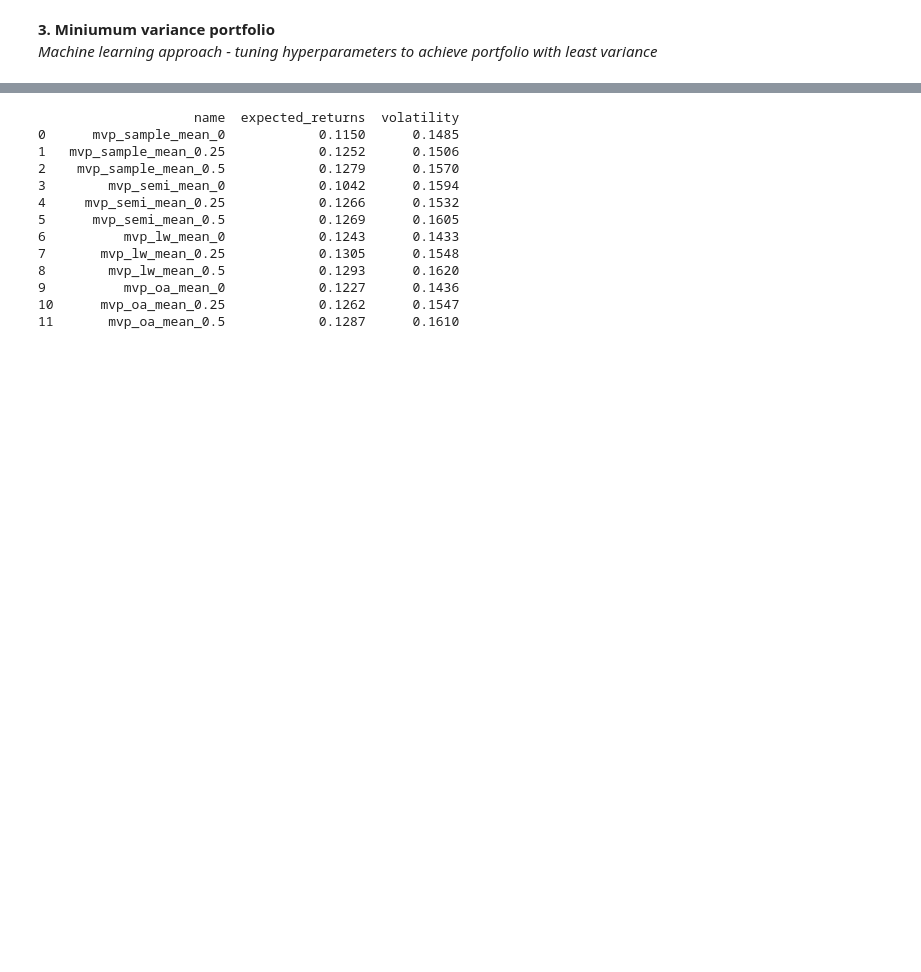
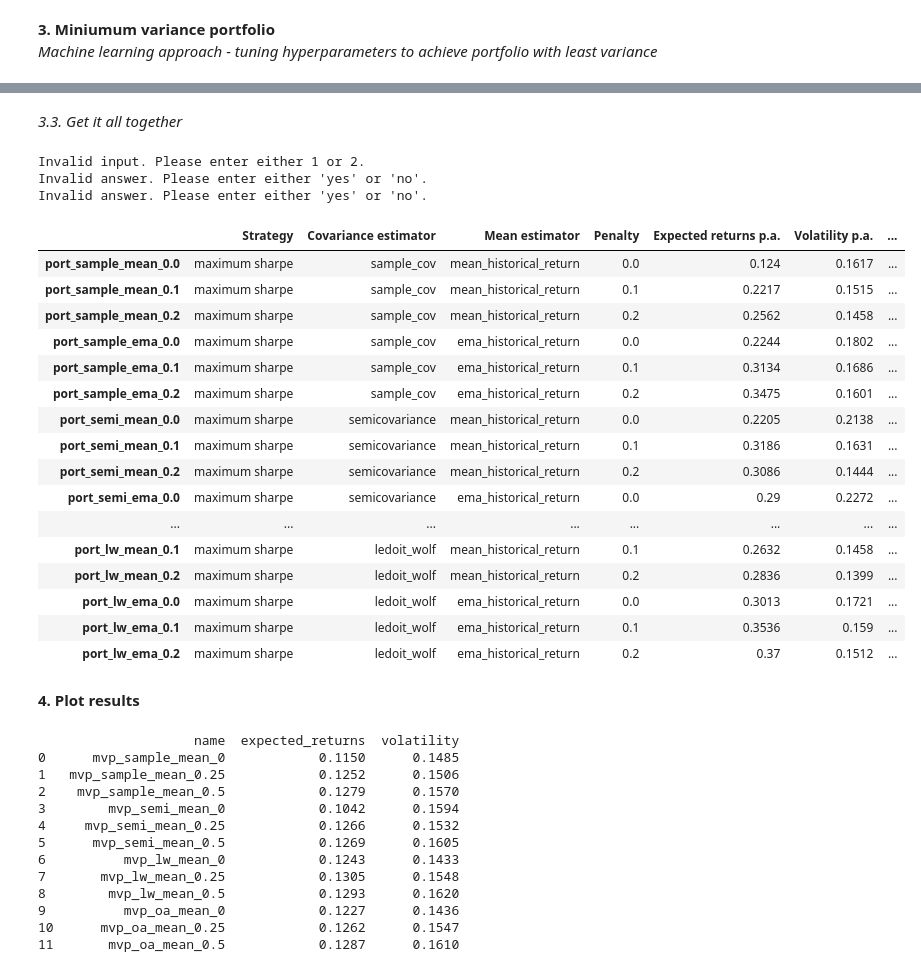
Before and after one commit to matkonar/portfolio-evaluation-and-visualisation, a Jupyter notebook: dax_mvp_project.ipynb, the cells around one changed output, grey strips where cells are left out. Cells and saved outputs as stored; diff of their text form; code cells hidden in the pictures; blank space fills up the shorter version.

Commit message:
added user input prompt for hyperparameters

```diff
--- a/dax_mvp_project.ipynb
+++ b/dax_mvp_project.ipynb
@@ -436,6 +617,0 @@ print(stock_returns_tbl)
-# %%
-hyperparameter_values = {
-    'cov_est': ["sample_cov", "semicovariance","exp_cov", "ledoit_wolf", "oracle_approximating", "ledoit_wolf_constant_variance", "ledoit_wolf_single_factor", "ledoit_wolf_constant_correlation"],
-    'mu_est': ["mean_historical_return"],
-    'penalty': [0, 0.25]  # [0, 0.25, 0.5, 1, 2, 4, 8]
-}  # user provides input
@@ -803,0 +893,19 @@ def risk_metrics(monthly_returns):
+# %%
+def annual_sharpe_ratio(annual_expected_returns, annual_volatility):
+    """
+    Calculates the annual Sharpe ratio.
+
+    Parameters:
+        annual_expected_returns (float): The annual expected returns.
+        annual_volatility (float): The annual volatility.
+
+    Returns:
+        float: The rounded annual Sharpe ratio calculated as annual_expected_returns/annual_volatility.
+    """
+    try:
+        sr_pa = (annual_expected_returns / annual_volatility)
+        sr_pa_round = np.round(sr_pa, 4)
+        return sr_pa_round
+    except Exception as e:
+        print(f"An error occurred: {e}")
+        return None
@@ -804,3 +958,47 @@ def risk_metrics(monthly_returns):
+# %% [markdown]
+*3.3. Get it all together*
+# %%
+def hyperparameter_portfolio_optimization(data):
+
+    selected_strategy = get_portfolio_strategy()
+    selected_covest = get_covest_candidates()
+    selected_muest = get_muest_candidates()
+    selected_shrinkage = get_shrinkage_candidates()
+
+    hyperparameter_values = {'cov_est': selected_covest, 'mu_est': selected_muest,'penalty': selected_shrinkage}
+
+    portfolio_data = tune_portfolio(data=data, strategy=selected_strategy, is_period = 24, parameter_values=hyperparameter_values)
+    output = pd.DataFrame(portfolio_data).T
+
+    return output
+# %%
+output = hyperparameter_portfolio_optimization(data = stock_data)
+# %% [output]
+Invalid input. Please enter either 1 or 2.
+Invalid answer. Please enter either 'yes' or 'no'.
+Invalid answer. Please enter either 'yes' or 'no'.
+# %%
+output
+# %% [output]
+|  | Strategy | Covariance estimator | Mean estimator | Penalty | Expected returns p.a. | Volatility p.a. | ... |
+| port_sample_mean_0.0 | maximum sharpe | sample_cov | mean_historical_return | 0.0 | 0.124 | 0.1617 | ... |
+| port_sample_mean_0.1 | maximum sharpe | sample_cov | mean_historical_return | 0.1 | 0.2217 | 0.1515 | ... |
+| port_sample_mean_0.2 | maximum sharpe | sample_cov | mean_historical_return | 0.2 | 0.2562 | 0.1458 | ... |
+| port_sample_ema_0.0 | maximum sharpe | sample_cov | ema_historical_return | 0.0 | 0.2244 | 0.1802 | ... |
+| port_sample_ema_0.1 | maximum sharpe | sample_cov | ema_historical_return | 0.1 | 0.3134 | 0.1686 | ... |
+| port_sample_ema_0.2 | maximum sharpe | sample_cov | ema_historical_return | 0.2 | 0.3475 | 0.1601 | ... |
+| port_semi_mean_0.0 | maximum sharpe | semicovariance | mean_historical_return | 0.0 | 0.2205 | 0.2138 | ... |
+| port_semi_mean_0.1 | maximum sharpe | semicovariance | mean_historical_return | 0.1 | 0.3186 | 0.1631 | ... |
+| port_semi_mean_0.2 | maximum sharpe | semicovariance | mean_historical_return | 0.2 | 0.3086 | 0.1444 | ... |
+| port_semi_ema_0.0 | maximum sharpe | semicovariance | ema_historical_return | 0.0 | 0.29 | 0.2272 | ... |
+| ... | ... | ... | ... | ... | ... | ... | ... |
+| port_lw_mean_0.1 | maximum sharpe | ledoit_wolf | mean_historical_return | 0.1 | 0.2632 | 0.1458 | ... |
+| port_lw_mean_0.2 | maximum sharpe | ledoit_wolf | mean_historical_return | 0.2 | 0.2836 | 0.1399 | ... |
+| port_lw_ema_0.0 | maximum sharpe | ledoit_wolf | ema_historical_return | 0.0 | 0.3013 | 0.1721 | ... |
+| port_lw_ema_0.1 | maximum sharpe | ledoit_wolf | ema_historical_return | 0.1 | 0.3536 | 0.159 | ... |
+| port_lw_ema_0.2 | maximum sharpe | ledoit_wolf | ema_historical_return | 0.2 | 0.37 | 0.1512 | ... |
+# %% [markdown]
+**4. Plot results**
 # %%
 mvp_candidate_metrics = risk_metrics(monthly_returns=mvp_candidate_returns)
 # %%
```
Also changed, not shown: parts of 19 cells of this notebook, 1 other file.
